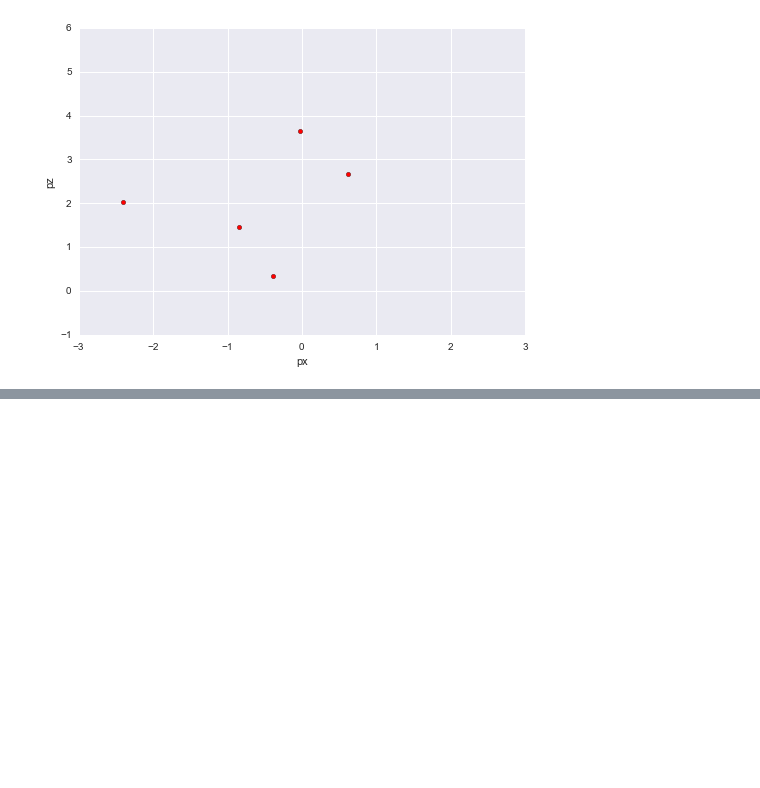
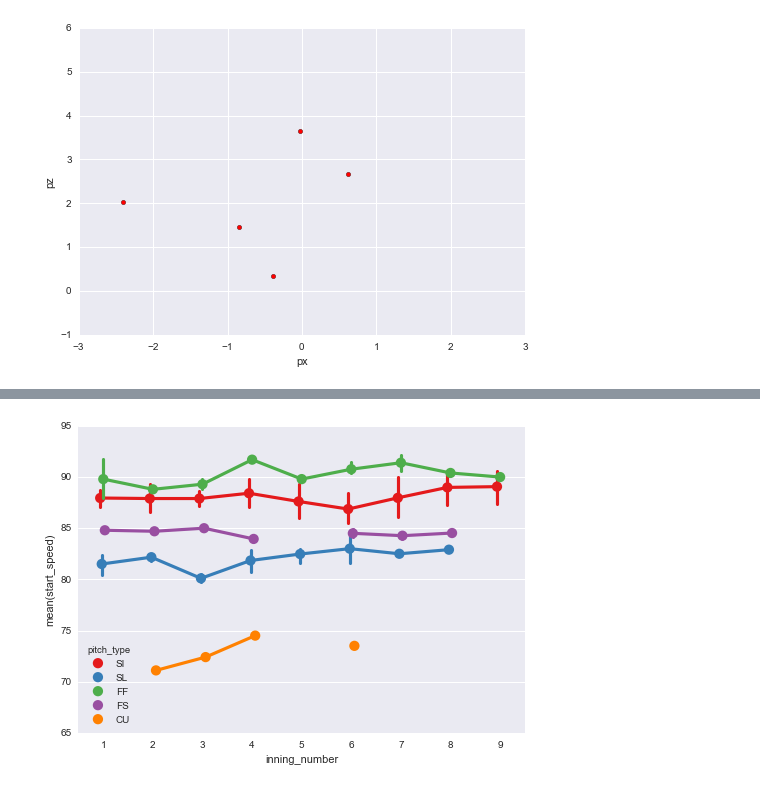
Before and after one commit to Shinichi-Nakagawa/pitchfx_example_python, a Jupyter notebook: pitchpx_hisashi_iwakuma.ipynb, the cells around one changed output, grey strips where cells are left out. Cells and saved outputs as stored; diff of their text form; code cells hidden in the pictures; blank space fills up the shorter version.

Commit message:
Add to hisashi iwakuma example

```diff
--- a/pitchpx_hisashi_iwakuma.ipynb
+++ b/pitchpx_hisashi_iwakuma.ipynb
@@ -106,0 +127,5 @@ ax = iwakuma_vs_davis_c_7.plot(kind='scatter', x='px', y='pz', color='Red', xlim
+# %%
+# イニングごとの初速平均
+sns.pointplot(x="inning_number", y="start_speed", hue="pitch_type", data=iwakuma, dodge=True, palette="Set1");
+# %% [output]
+[figure, added]
```
Also changed, not shown: parts of 10 cells of this notebook, 2 other files.
